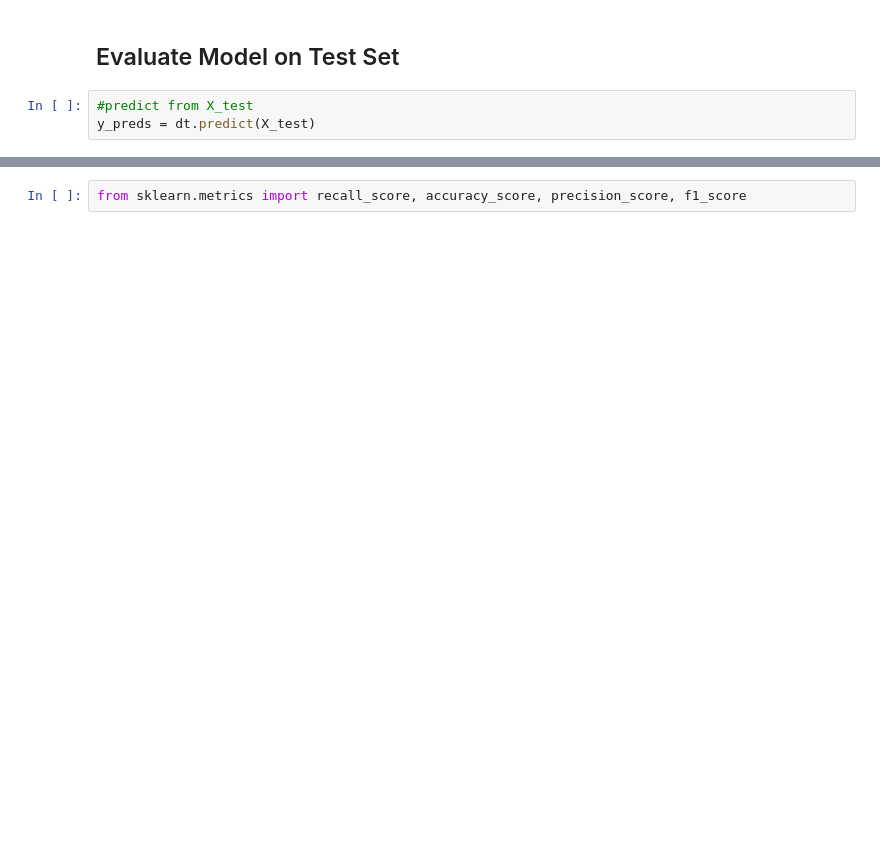
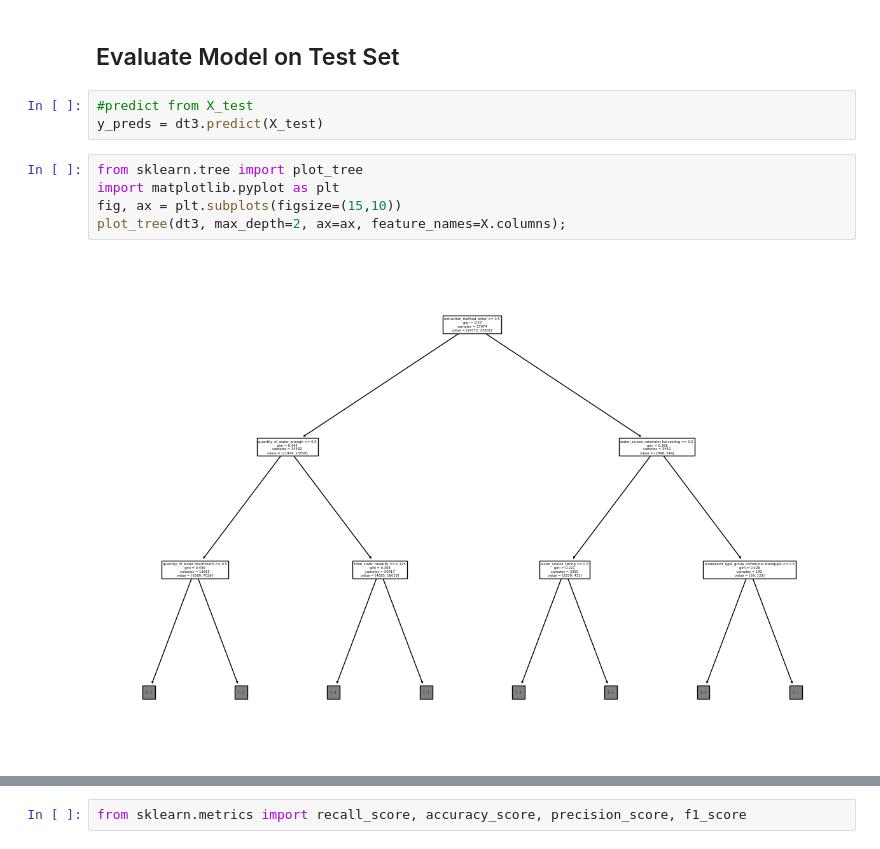
Before and after one commit to jtjohn172/Tanzanian-Water-Wells-Analysis, a Jupyter notebook: well_analysis_notebook_first_tree.ipynb, the cells around one changed output, grey strips where cells are left out. Saved outputs shown, nothing was run; the diff lists cells and outputs as text; blank space fills up the shorter version.

```diff
--- a/well_analysis_notebook_first_tree.ipynb
+++ b/well_analysis_notebook_first_tree.ipynb
@@ -453,7 +481,14 @@ togetherdf.head()
 ## Evaluate Model on Test Set
 # %%
 #predict from X_test
-y_preds = dt.predict(X_test)
+y_preds = dt3.predict(X_test)
+# %%
+from sklearn.tree import plot_tree
+import matplotlib.pyplot as plt
+fig, ax = plt.subplots(figsize=(15,10))
+plot_tree(dt3, max_depth=2, ax=ax, feature_names=X.columns);
+# %% [output]
+[figure, added]
 # %%
 from sklearn.metrics import ConfusionMatrixDisplay, confusion_matrix
 
```
Also changed, not shown: parts of 11 cells of this notebook.
